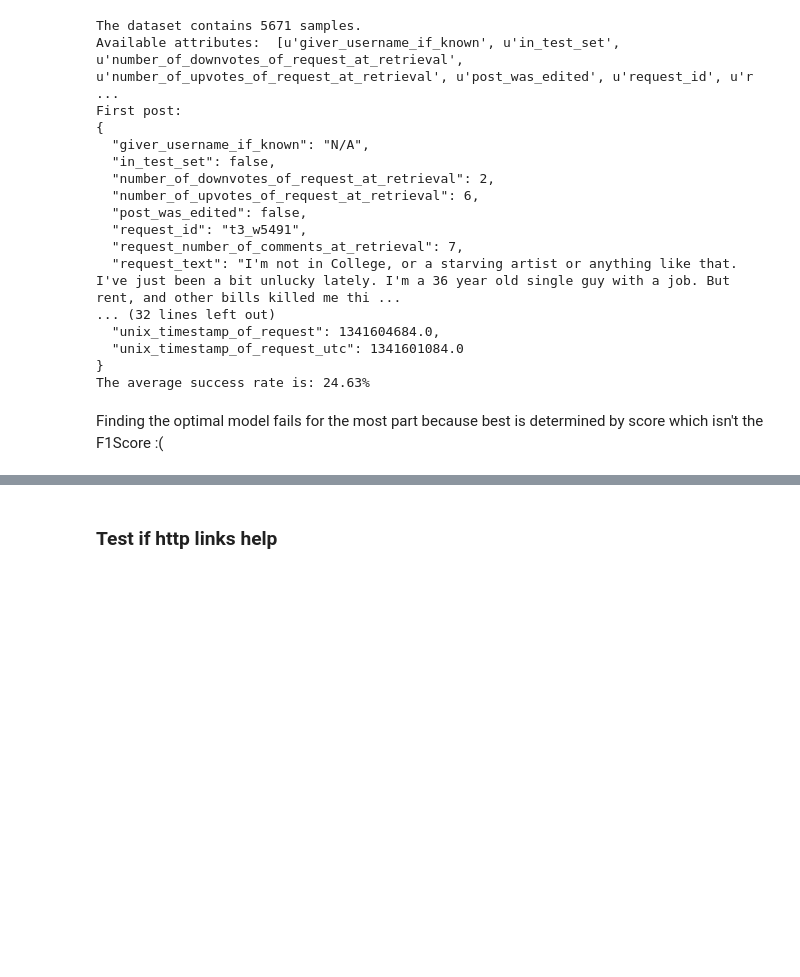
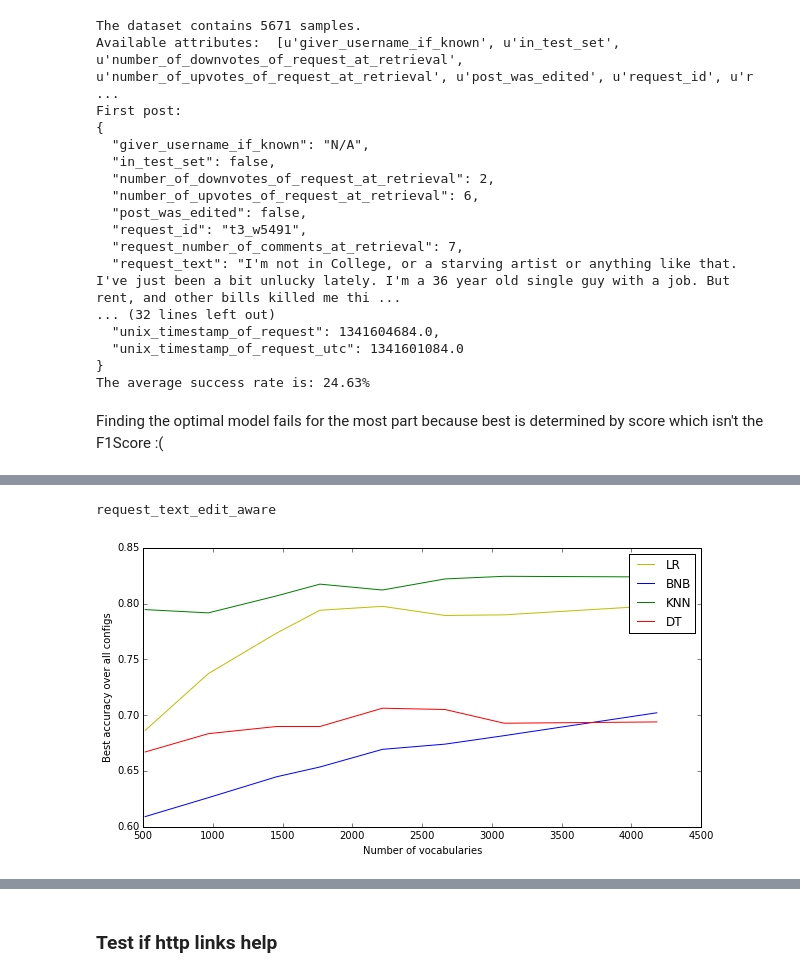
Before and after one commit to denisvrdoljak/pizzalearning, a Jupyter notebook: NLP Upsampled Pruned Ensembled Fitchecked.ipynb, the cells around one changed output, grey strips where cells are left out. Cells and saved outputs as stored; diff of their text form; code cells hidden in the pictures; blank space fills up the shorter version.

```diff
--- a/NLP Upsampled Pruned Ensembled Fitchecked.ipynb
+++ b/NLP Upsampled Pruned Ensembled Fitchecked.ipynb
@@ -1220,0 +570,8 @@ DecisionTreeClassifier(class_weight=None, criterion='gini', max_depth=32,
+# %%
+feature = 'request_text_edit_aware'
+print feature + "\n"
+train_data_text, cv_data_text, test_data_text, best_models_text = find_optim_model_textual(train_up,
+                    train_up_labels, cv_up, cv_up_labels, test_up, test_up_labels, feature, ValuableVocab_Text)
+# %% [output]
+request_text_edit_aware
+[figure, added]
```
Also changed, not shown: parts of 46 cells of this notebook.
